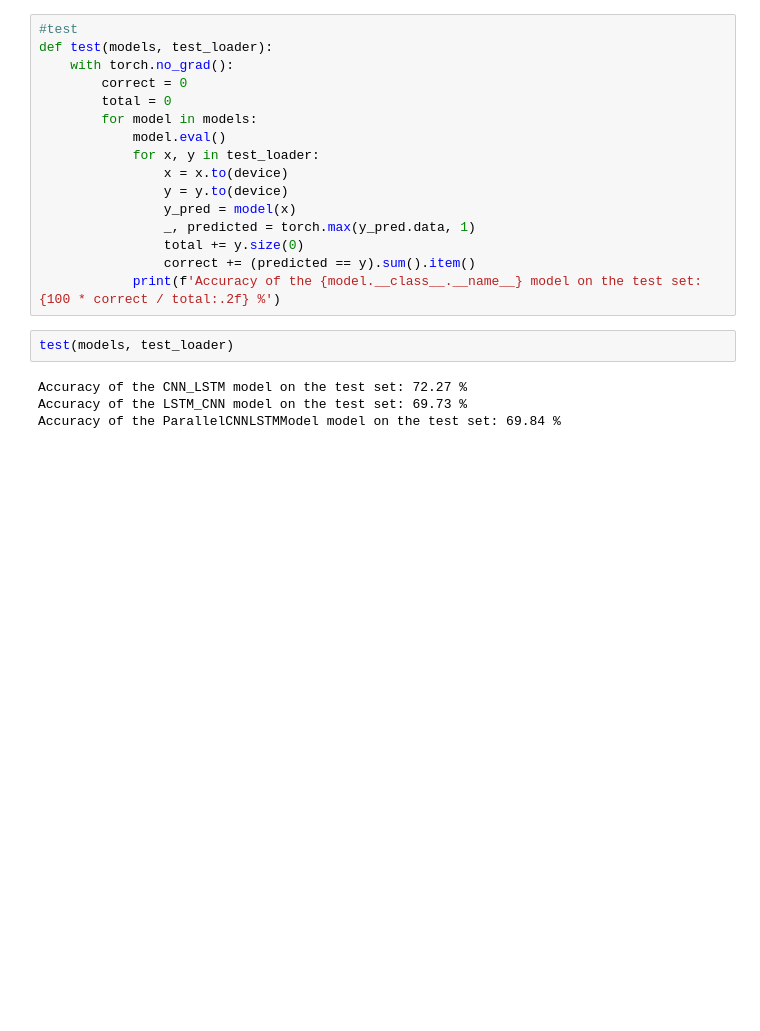
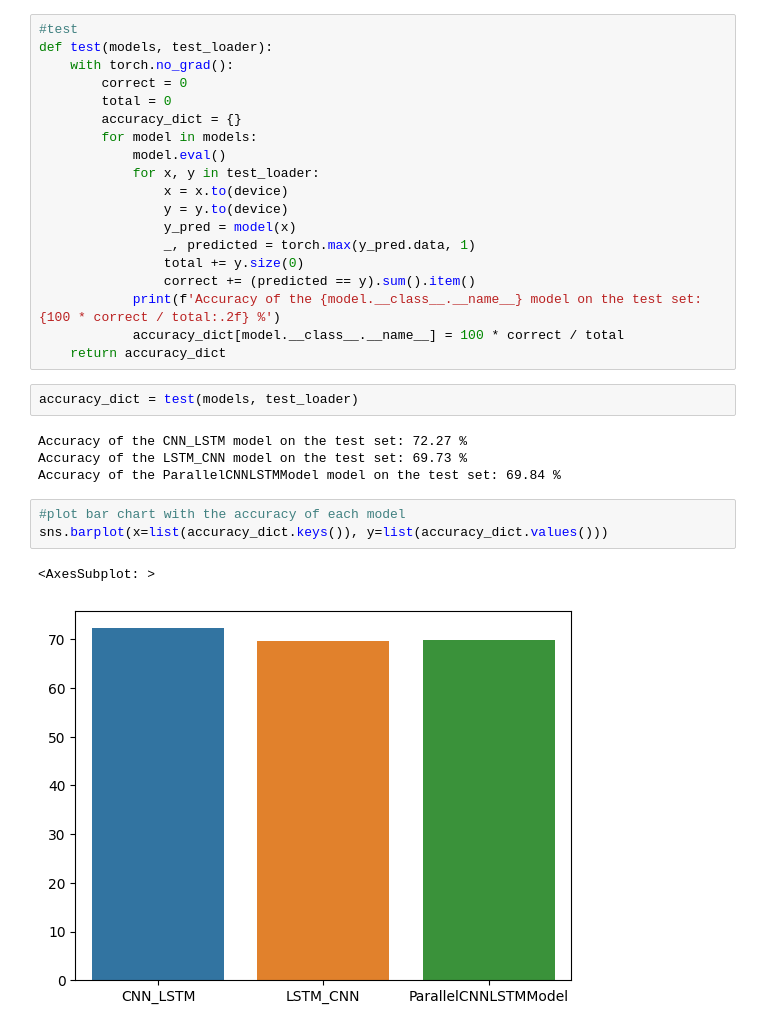
Before and after one commit to mijanr/TimeSeries, a Jupyter notebook: Time-Series Classification/cnn_plus_lstm.ipynb, the cells around one changed output. Cells and saved outputs as stored; diff of their text form; blank space fills up the shorter version.

Commit message:
plot added

```diff
--- a/Time-Series Classification/cnn_plus_lstm.ipynb
+++ b/Time-Series Classification/cnn_plus_lstm.ipynb
@@ -191,6 +193,7 @@ def test(models, test_loader):
     with torch.no_grad():
         correct = 0
         total = 0
+        accuracy_dict = {}
         for model in models:
             model.eval()
             for x, y in test_loader:
@@ -201,9 +204,17 @@ def test(models, test_loader):
                 total += y.size(0)
                 correct += (predicted == y).sum().item()
             print(f'Accuracy of the {model.__class__.__name__} model on the test set: {100 * correct / total:.2f} %')
+            accuracy_dict[model.__class__.__name__] = 100 * correct / total
+    return accuracy_dict
 # %%
-test(models, test_loader)
+accuracy_dict = test(models, test_loader)
 # %% [output]
 Accuracy of the CNN_LSTM model on the test set: 72.27 %
 Accuracy of the LSTM_CNN model on the test set: 69.73 %
 Accuracy of the ParallelCNNLSTMModel model on the test set: 69.84 %
+# %%
+#plot bar chart with the accuracy of each model
+sns.barplot(x=list(accuracy_dict.keys()), y=list(accuracy_dict.values()))
+# %% [output]
+<AxesSubplot: >
+[figure, added]
```
Also changed, not shown: parts of 1 cell of this notebook.
